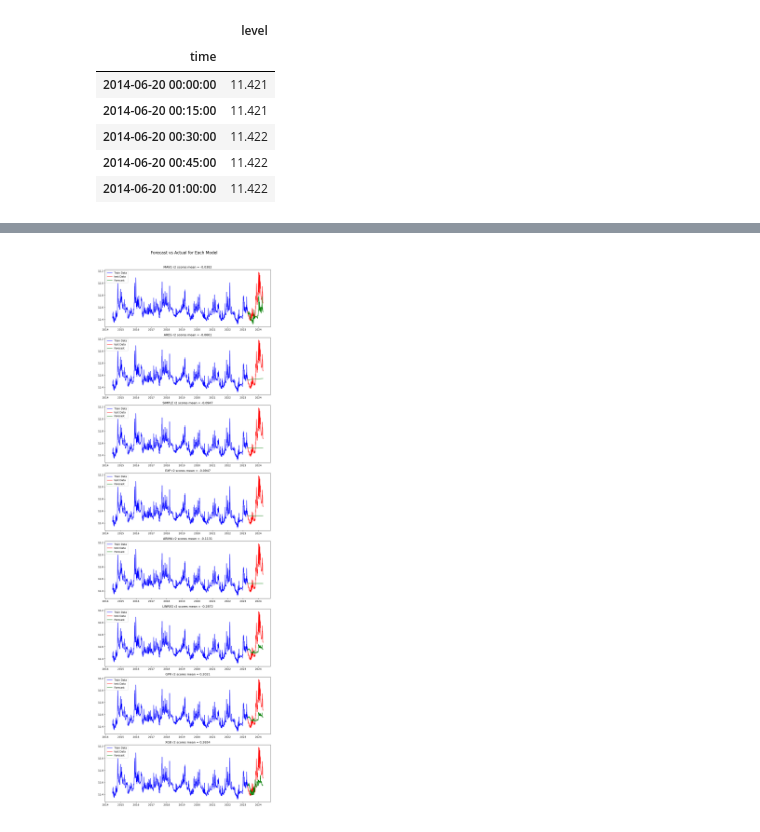
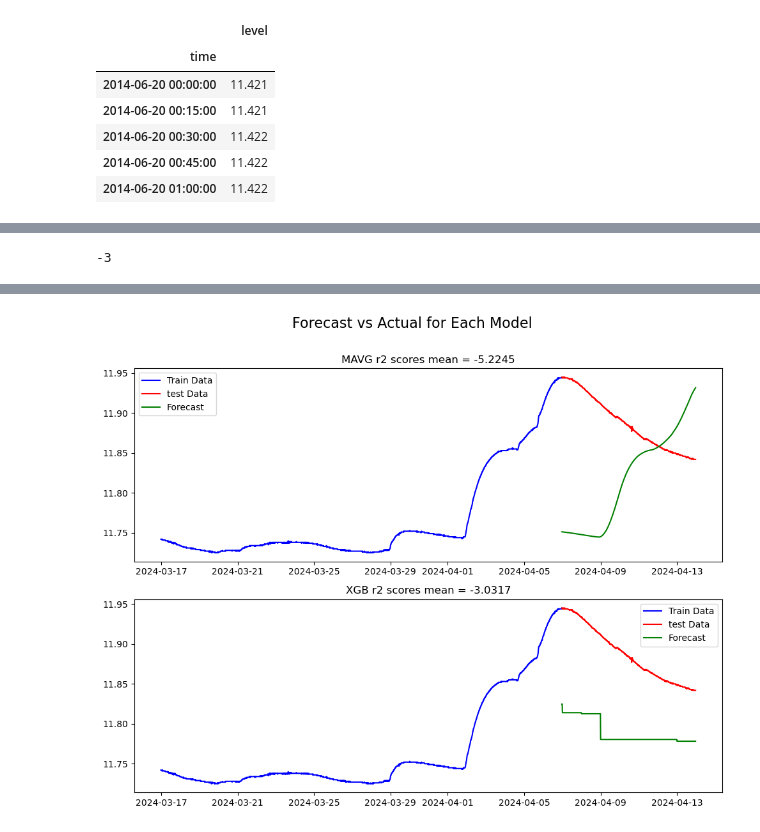
Before and after one commit to VictorJustesen/Water-level-forecasting, a Jupyter notebook: forecasting.ipynb, the cells around one changed output, grey strips where cells are left out. Saved outputs shown, nothing was run; the diff lists cells and outputs as text; code cells hidden in the pictures.

```diff
--- a/forecasting.ipynb
+++ b/forecasting.ipynb
@@ -105,18 +107,16 @@ def create_features(df):
     df = df.copy()
     #df['hour'] = df.index.hour
     #df['dayofweek'] = df.index.dayofweek
-
     df['month'] = df.index.month
-
     #df['year'] = df.index.year
     df['dayofyear'] = df.index.dayofyear
-    df['quarter'] = df.index.quarter
-
+    #df['quarter'] = df.index.quarter
     #df['dayofmonth'] = df.index.day
     df['weekofyear'] = df.index.isocalendar().week
     return df
 
 df = create_features(df)
+df['time_numeric'] = (df.index - df.index.min()) / pd.Timedelta(minutes=15)
 # %%
 fig, axs = plt.subplots(2, 1, figsize=(15, 10))
 
@@ -178,11 +386,11 @@ warnings.filterwarnings("ignore", category=FutureWarning, module="statsmodels")
 # %%
 
-tss = TimeSeriesSplit(n_splits=5, test_size=4*24*7*52, gap=24)  # 1 year maybe
 
 r2_scores_mean = {}
 predictions = {}
 
-models = ["mavg", "areg", "simple", "exp", "arima", "linreg", "gpr", "xgb"]
+models = ["mavg", "xgb"] #"areg", "simple", "exp", "arima","linreg", "gbr" "linreg",
+#df['time_numeric'] = (df.index - df.index.min()) / pd.Timedelta(minutes=15)
 
 for model in models:
     print("Model =", model)
@@ -190,7 +398,7 @@ for model in models:
 
     last_forecast = None
 
-    for train_idx, val_idx in tss.split(df):
+    for train_idx, val_idx in split(15):
         trainData = df.iloc[train_idx]
         testData = df.iloc[val_idx]
 
@@ -201,34 +409,41 @@ for model in models:
             trainData = trainData["level"]
             testData = testData["level"]
         else:
+
             Xtrain = trainData.drop(columns = "level")
+
             Ytrain = trainData["level"].values
             Xtest = testData.drop(columns = "level")
+
         if model == "mavg":
-            forecast = moving_average(trainData, 10, ntest)
+            forecast = moving_average(trainData, 100, ntest)
         elif model == "areg":
             forecast = autoregression(trainData, start=len(trainData), end=len(trainData) + ntest - 1)
         elif model == "simple":
             forecast = simple_exponential_smoothing(trainData, ntest)
         elif model == "exp":
             forecast = holtWinter_smoothing(trainData, ntest)
-        #elif model == "arima":
-           # forecast = arima_model(trainData, n_forecast=ntest)
+        elif model == "arima":
+            forecast = arima_model(trainData, n_forecast=ntest)
         elif model == "linreg":
             forecast = linear_regression_model(Xtrain, Ytrain, Xtest)
-        #elif model == "gpr":
-           # forecast = GPR(Xtrain, Ytrain, Xtest)
+        elif model == "gpr":
+            forecast = GPR(Xtrain, Ytrain, Xtest)
         elif model == "xgb":
             reg = xgb.XGBRegressor(base_score=0.5, booster='gbtree',
                            n_estimators=1000,
                            early_stopping_rounds=50,
-                           objective='reg:linear',
-                           max_depth=3,
-                           learning_rate=0.01)
+                           objective='reg:squarederror',
+                           max_depth=5,
+                           min_child_weight=3,
+                           learning_rate=0.1,
+                           colsample_bytree=1,
+                           subsample=0.6
+                           )
             reg.fit(Xtrain, Ytrain,
                 eval_set=[(Xtrain, Ytrain), (Xtest, Ytest)],
                 verbose=0)
-            forecast = reg.predict(Xtest)
+            r2, forecast = reg.predict(Xtest)
 
         r2 = r2_score(Ytest, forecast)
         r2s.append(r2)
@@ -271,10 +480,14 @@ meanR2 = 0.26538596919019514
+# %%
+-3
+# %% [output]
+-3
 # %%
 fig, axs = plt.subplots(len(models), 1, figsize=(10, len(models) * 4))
 fig.suptitle('Forecast vs Actual for Each Model', fontsize=16)
-
+print(trainData["level"][-3*test_size:])
 for i, model in enumerate(models):
     ax = axs[i]
-    ax.plot(trainData["level"], label="Train Data", color="blue")
+    ax.plot(trainData["level"][-3*test_size:],  label="Train Data", color="blue")
     ax.plot(testData["level"], label="test Data", color="red")
     ax.plot(testData["level"].index, predictions[model]["forecast"], label="Forecast", color="green")
 
@@ -287 +513 @@ plt.show()
-[figure, old version]
+[figure, new version]
```
Also changed, not shown: parts of 15 cells of this notebook, 3 other files.
